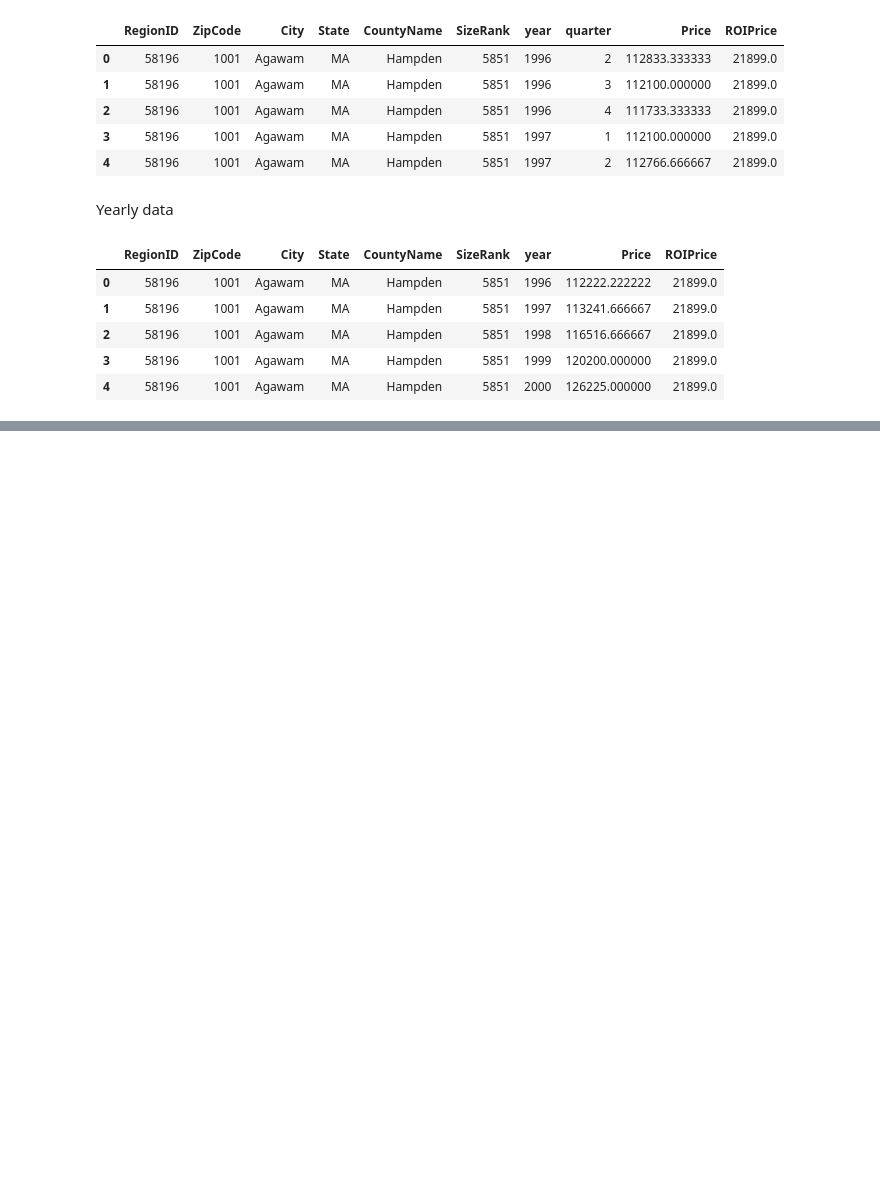
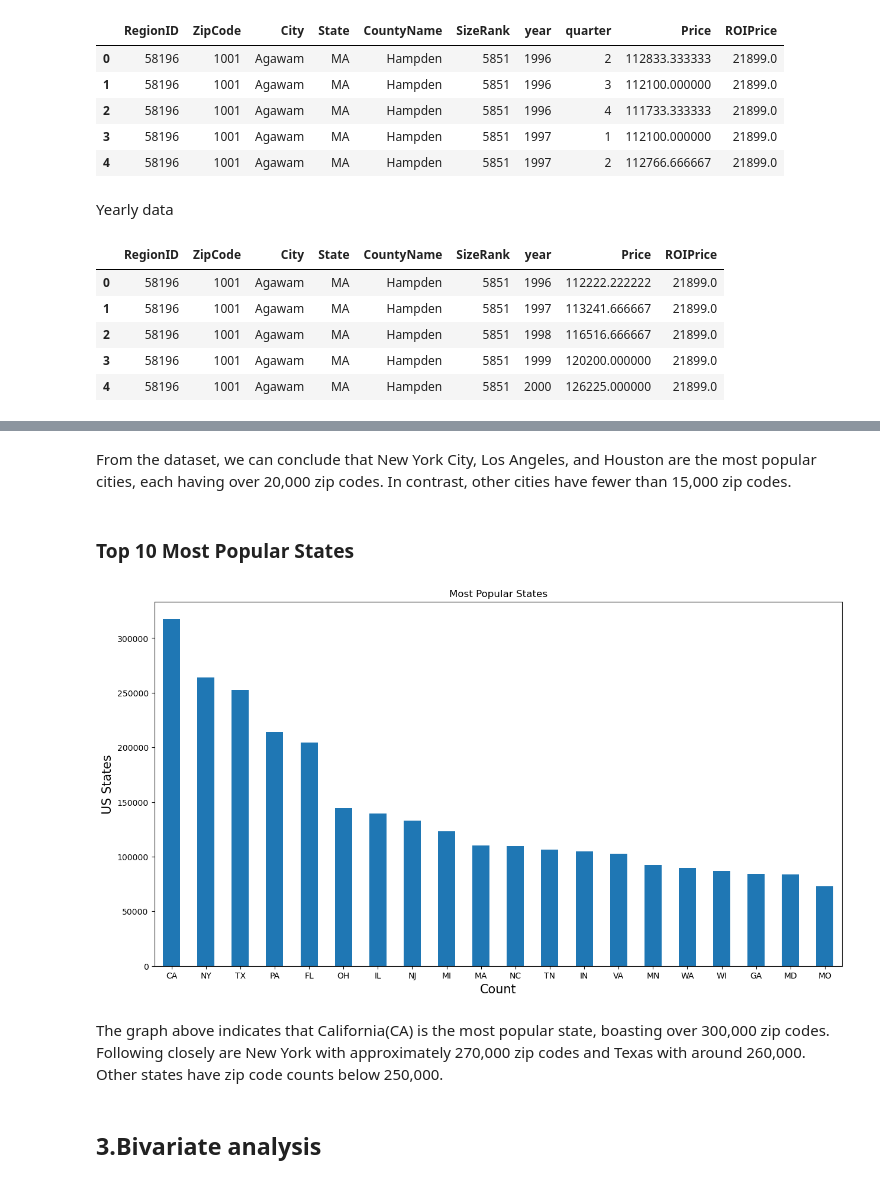
Before and after one commit to PaulMuniu/Phase-4-Group-Project, a Jupyter notebook: Student.ipynb, the cells around one changed output, grey strips where cells are left out. Cells and saved outputs as stored; diff of their text form; code cells hidden in the pictures; blank space fills up the shorter version.

```diff
--- a/Student.ipynb
+++ b/Student.ipynb
@@ -473,0 +505,18 @@ df_yearly.head()
+# %% [markdown]
+From the dataset, we can conclude that New York City, Los Angeles, and Houston are the most popular cities, each having over 20,000 zip codes. In contrast, other cities have fewer than 15,000 zip codes.
+# %% [markdown]
+ ### Top 10 Most Popular States
+# %%
+# plotting the most popular states in the dataset
+plt.figure(figsize=(15,8))
+data.State.value_counts()[:20].plot(kind="bar")
+plt.xlabel("Count",fontsize=15)
+plt.ylabel("US States",fontsize=15)
+plt.xticks(rotation=0)
+plt.title("Most Popular States",fontsize=12);
+# %% [output]
+[figure, added]
+# %% [markdown]
+The graph above indicates that California(CA) is the most popular state, boasting over 300,000 zip codes. Following closely are New York with approximately 270,000 zip codes and Texas with around 260,000. Other states have zip code counts below 250,000.
+# %% [markdown]
+##  3.Bivariate analysis
```
Also changed, not shown: parts of 7 cells of this notebook.
